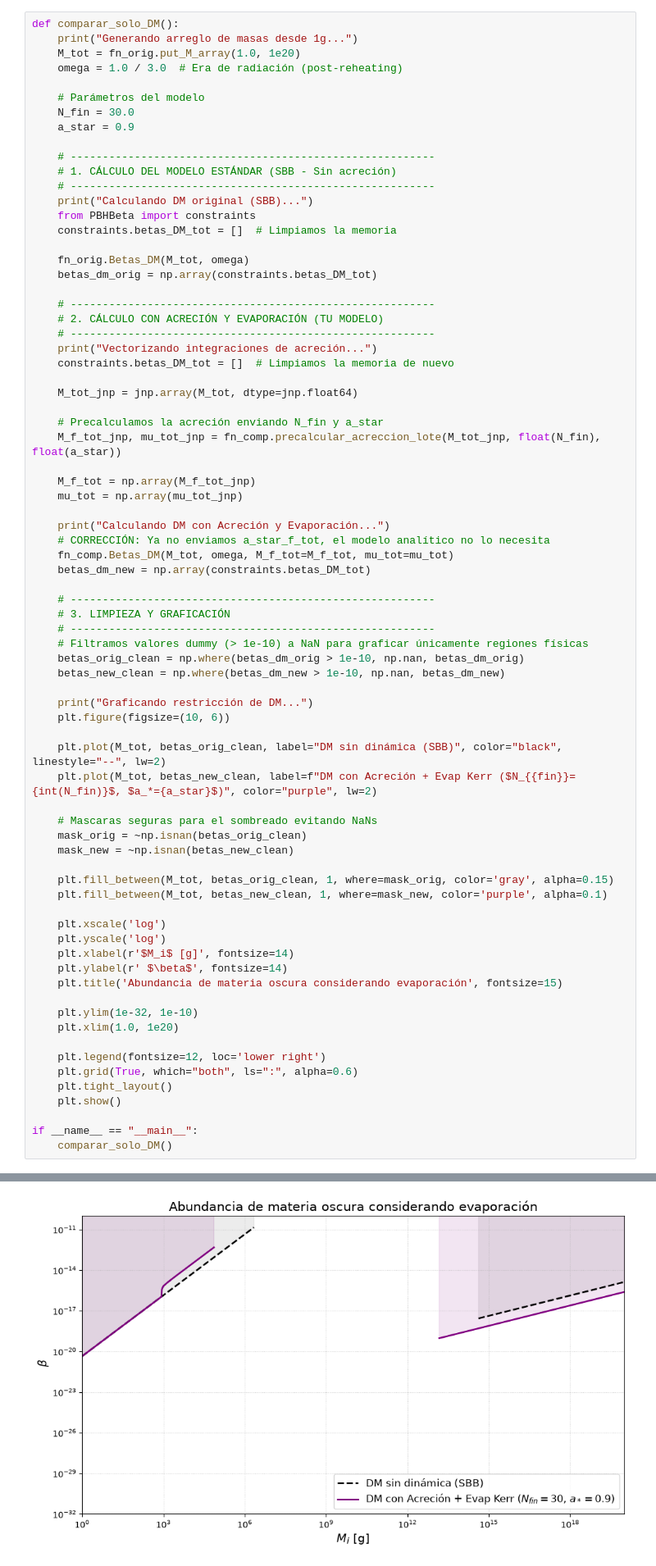
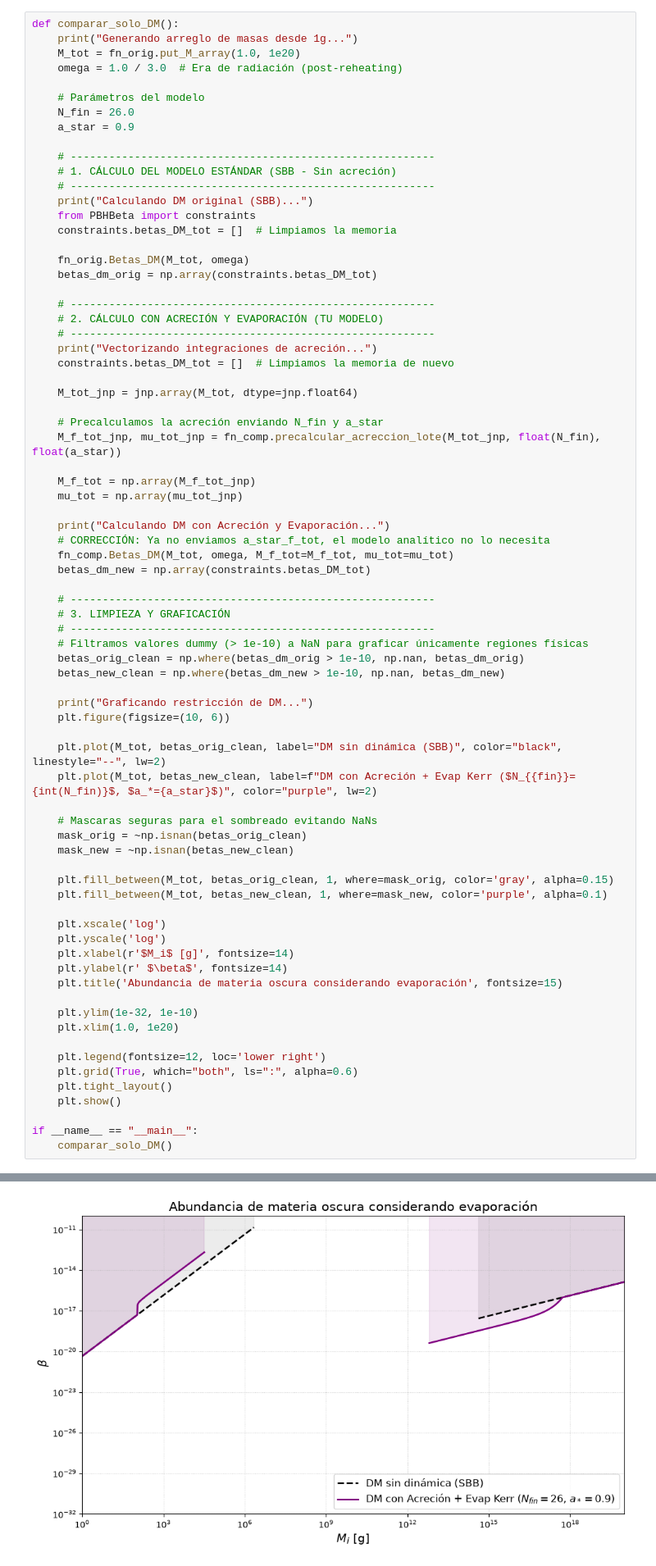
Before and after one commit to Baitzadust/pbh-beta, a Jupyter notebook: PBHBeta/pruebaacrecion.ipynb, the cells around one changed output, grey strips where cells are left out. Shown at 82% size. Cells and saved outputs as stored; diff of their text form.

```diff
--- a/PBHBeta/pruebaacrecion.ipynb
+++ b/PBHBeta/pruebaacrecion.ipynb
@@ -562,7 +562,7 @@ def comparar_solo_DM():
     omega = 1.0 / 3.0  # Era de radiación (post-reheating)
 
     # Parámetros del modelo
-    N_fin = 30.0
+    N_fin = 26.0
     a_star = 0.9
 
     # ---------------------------------------------------------
@@ -609,31 +609,31 @@ def comparar_solo_DM():
 
     # Mascaras seguras para el sombreado evitando NaNs
     mask_orig = ~np.isnan(betas_orig_clean)
     mask_new = ~np.isnan(betas_new_clean)
 
     plt.fill_between(M_tot, betas_orig_clean, 1, where=mask_orig, color='gray', alpha=0.15)
     plt.fill_between(M_tot, betas_new_clean, 1, where=mask_new, color='purple', alpha=0.1)
 
     plt.xscale('log')
     plt.yscale('log')
     plt.xlabel(r'$M_i$ [g]', fontsize=14)
     plt.ylabel(r' $\beta$', fontsize=14)
     plt.title('Abundancia de materia oscura considerando evaporación', fontsize=15)
 
     plt.ylim(1e-32, 1e-10)
     plt.xlim(1.0, 1e20)
 
     plt.legend(fontsize=12, loc='lower right')
     plt.grid(True, which="both", ls=":", alpha=0.6)
     plt.tight_layout()
     plt.show()
 
 if __name__ == "__main__":
     comparar_solo_DM()
 # %% [output]
 Generando arreglo de masas desde 1g...
 Calculando DM original (SBB)...
 Vectorizando integraciones de acreción...
 Calculando DM con Acreción y Evaporación...
 Graficando restricción de DM...
-[figure, old version]
+[figure, new version]
```
Also changed, not shown: parts of 10 cells of this notebook, 1 other file.
